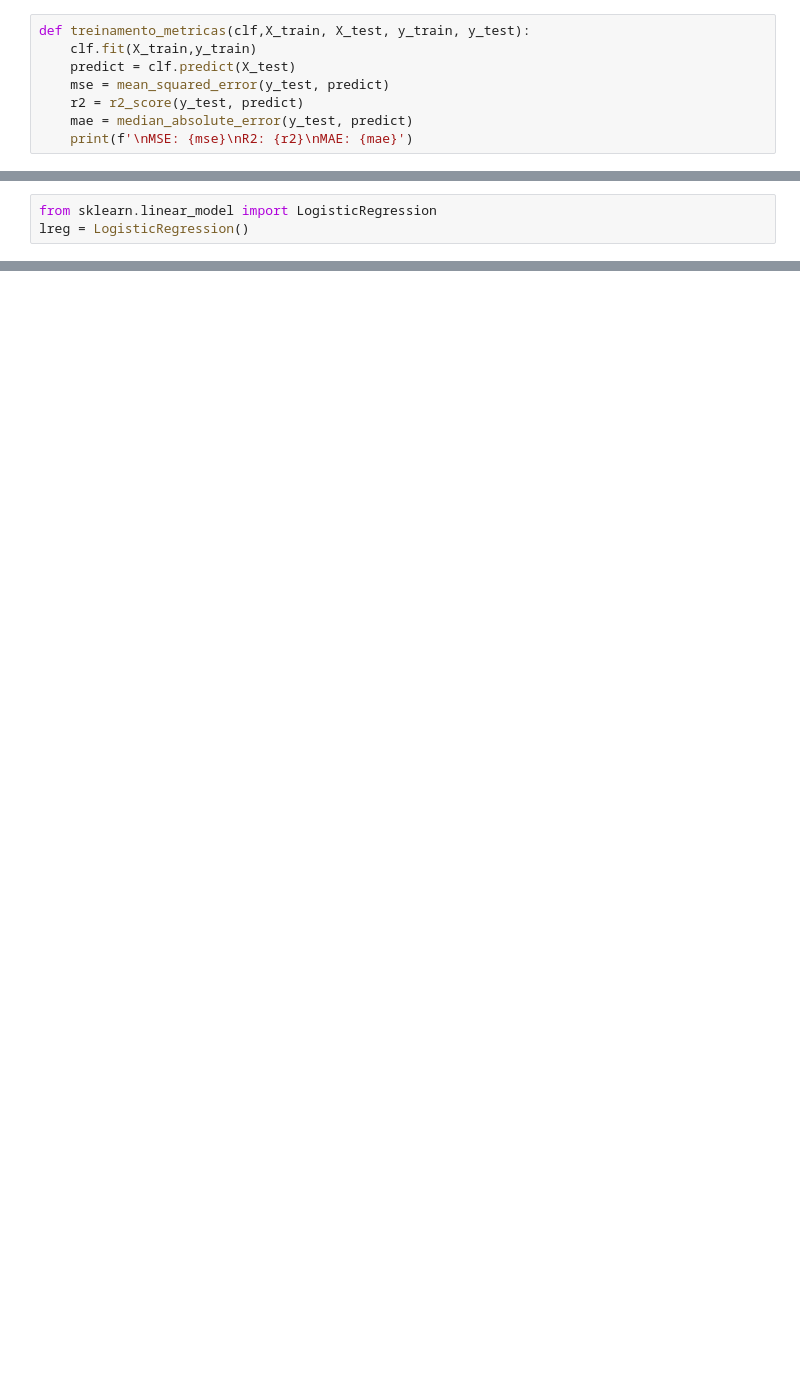
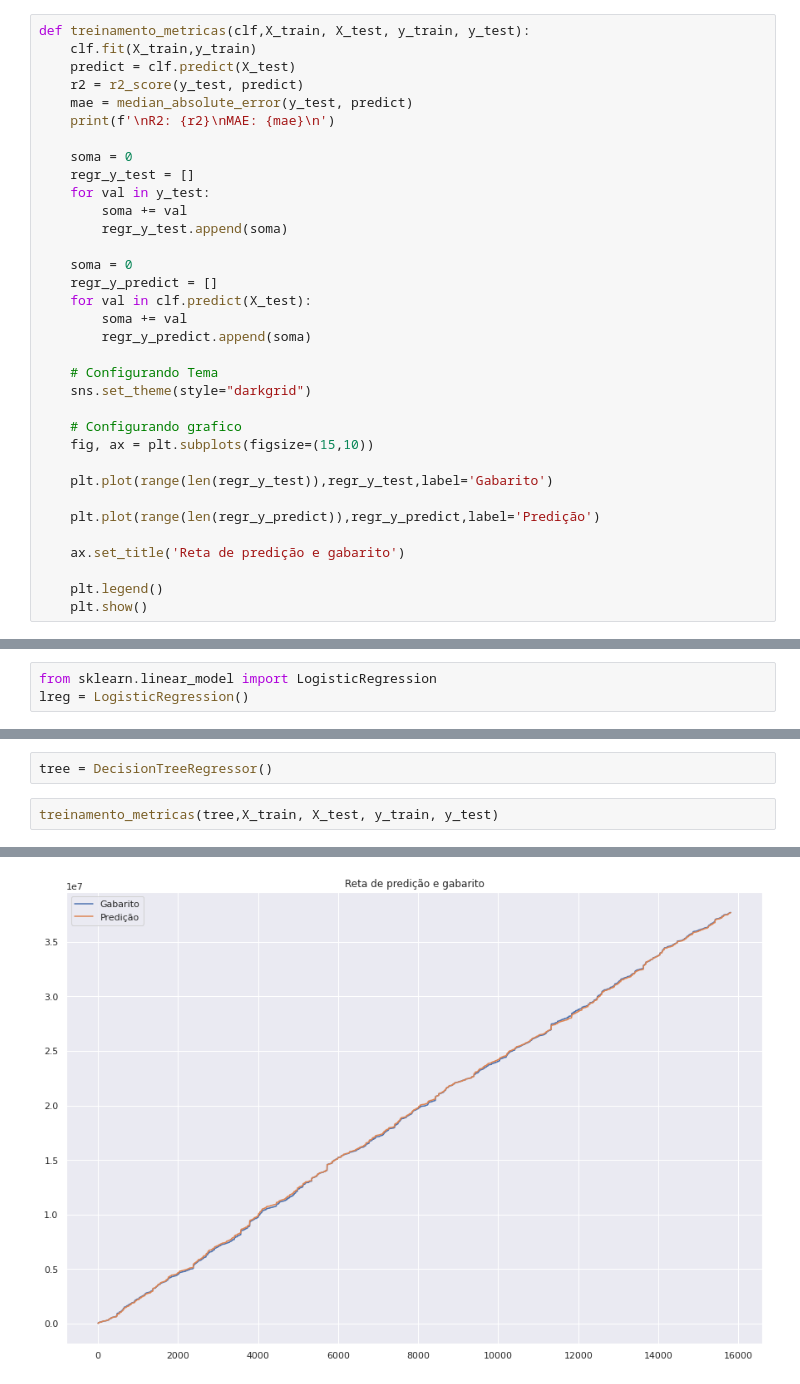
Before and after one commit to Migliorin/Comex-Data-Analysis, a Jupyter notebook: notebooks/analise_dados.ipynb, the cells around one changed output, grey strips where cells are left out. Saved outputs shown, nothing was run; the diff lists cells and outputs as text; blank space fills up the shorter version.

```diff
--- a/notebooks/analise_dados.ipynb
+++ b/notebooks/analise_dados.ipynb
@@ -666,7 +689,33 @@ from sklearn.metrics import mean_squared_error, median_absolute_error,r2_score
 def treinamento_metricas(clf,X_train, X_test, y_train, y_test):
     clf.fit(X_train,y_train)
     predict = clf.predict(X_test)
-    mse = mean_squared_error(y_test, predict)
     r2 = r2_score(y_test, predict)
     mae = median_absolute_error(y_test, predict)
-    print(f'\nMSE: {mse}\nR2: {r2}\nMAE: {mae}')
+    print(f'\nR2: {r2}\nMAE: {mae}\n')
+
+    soma = 0
+    regr_y_test = []
+    for val in y_test:
+        soma += val
+        regr_y_test.append(soma)
+
+    soma = 0
+    regr_y_predict = []
+    for val in clf.predict(X_test):
+        soma += val
+        regr_y_predict.append(soma)
+
+    # Configurando Tema
+    sns.set_theme(style="darkgrid")
+
+    # Configurando grafico
+    fig, ax = plt.subplots(figsize=(15,10))
+
+    plt.plot(range(len(regr_y_test)),regr_y_test,label='Gabarito')
+
+    plt.plot(range(len(regr_y_predict)),regr_y_predict,label='Predição')
+
+    ax.set_title('Reta de predição e gabarito')
+
+    plt.legend()
+    plt.show()
@@ -701,0 +767,5 @@ treinamento_metricas(lreg,X_train, X_test, y_train, y_test)
+# %%
+tree = DecisionTreeRegressor()
+# %%
+treinamento_metricas(tree,X_train, X_test, y_train, y_test)
+# %% [output]
@@ -701,0 +774 @@ treinamento_metricas(lreg,X_train, X_test, y_train, y_test)
+[figure, added]
```
Also changed, not shown: parts of 31 cells of this notebook.
